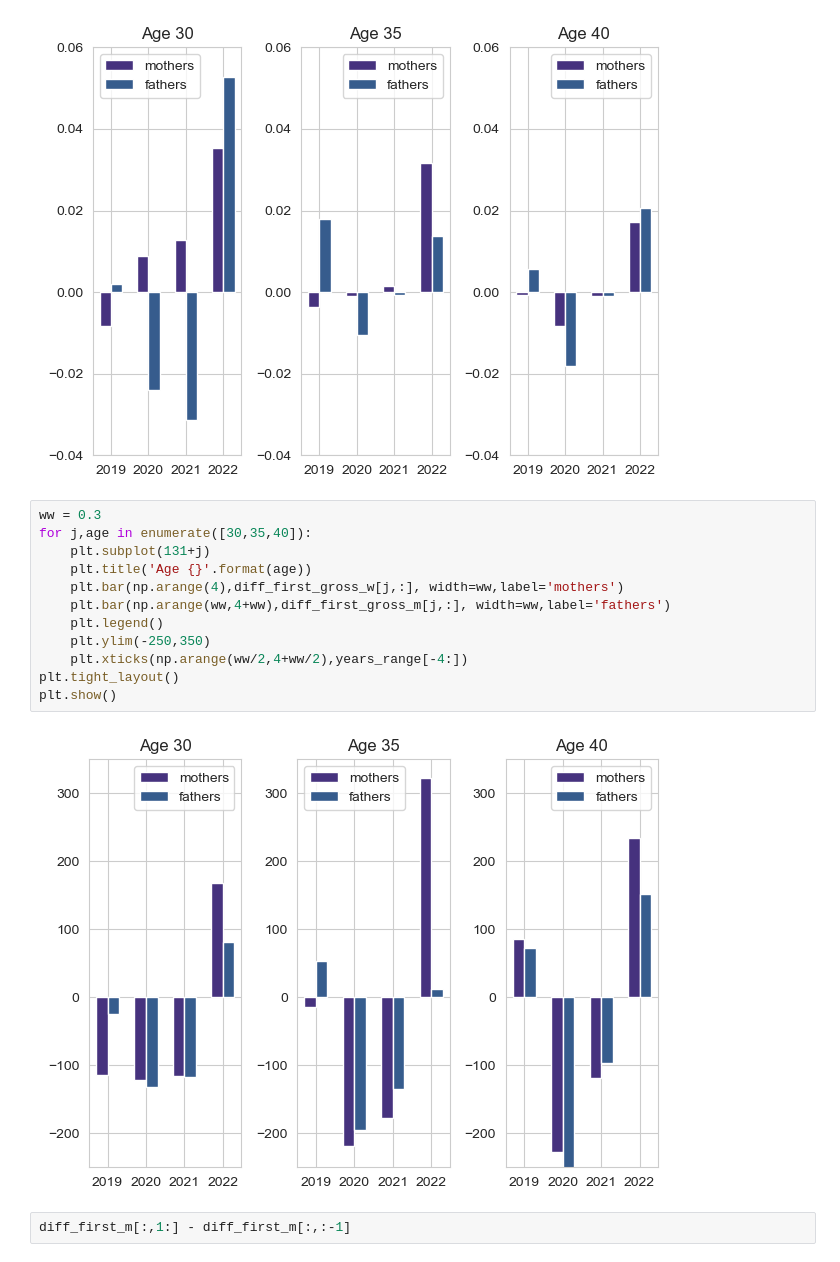
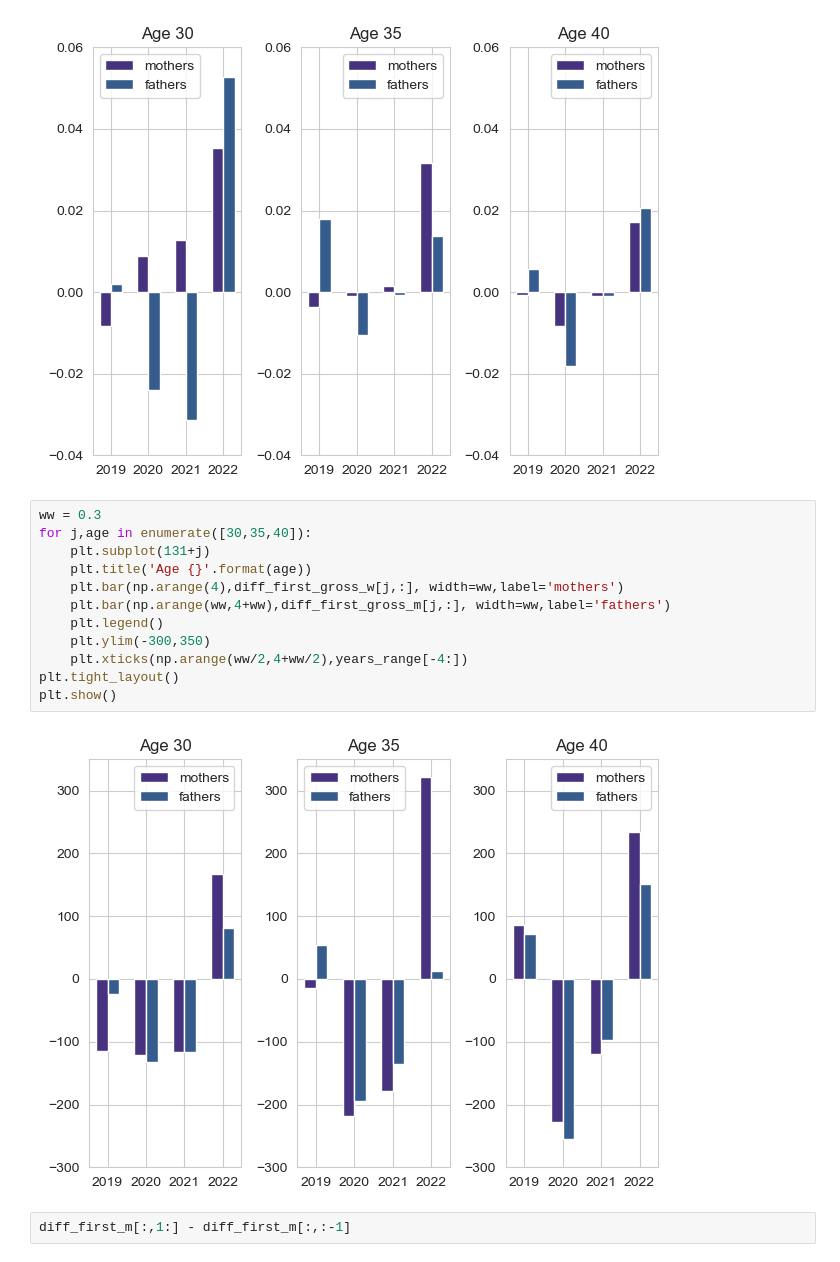
Before and after one commit to crisla/TenMoCoS, a Jupyter notebook: Descriptive_stats.ipynb, the cells around one changed output. Drawn from its saved outputs; the diff is of its cells as text.

Commit message:
Nice histograms

```diff
--- a/Descriptive_stats.ipynb
+++ b/Descriptive_stats.ipynb
@@ -819,17 +819,17 @@ plt.show()
 # %%
 ww = 0.3
 for j,age in enumerate([30,35,40]):
     plt.subplot(131+j)
     plt.title('Age {}'.format(age))
     plt.bar(np.arange(4),diff_first_gross_w[j,:], width=ww,label='mothers')
     plt.bar(np.arange(ww,4+ww),diff_first_gross_m[j,:], width=ww,label='fathers')
     plt.legend()
-    plt.ylim(-250,350)
+    plt.ylim(-300,350)
     plt.xticks(np.arange(ww/2,4+ww/2),years_range[-4:])
 plt.tight_layout()
 plt.show()
 # %% [output]
-[figure, old version]
+[figure, new version]
 # %%
 diff_first_m[:,1:] - diff_first_m[:,:-1]
 # %% [output]
```
